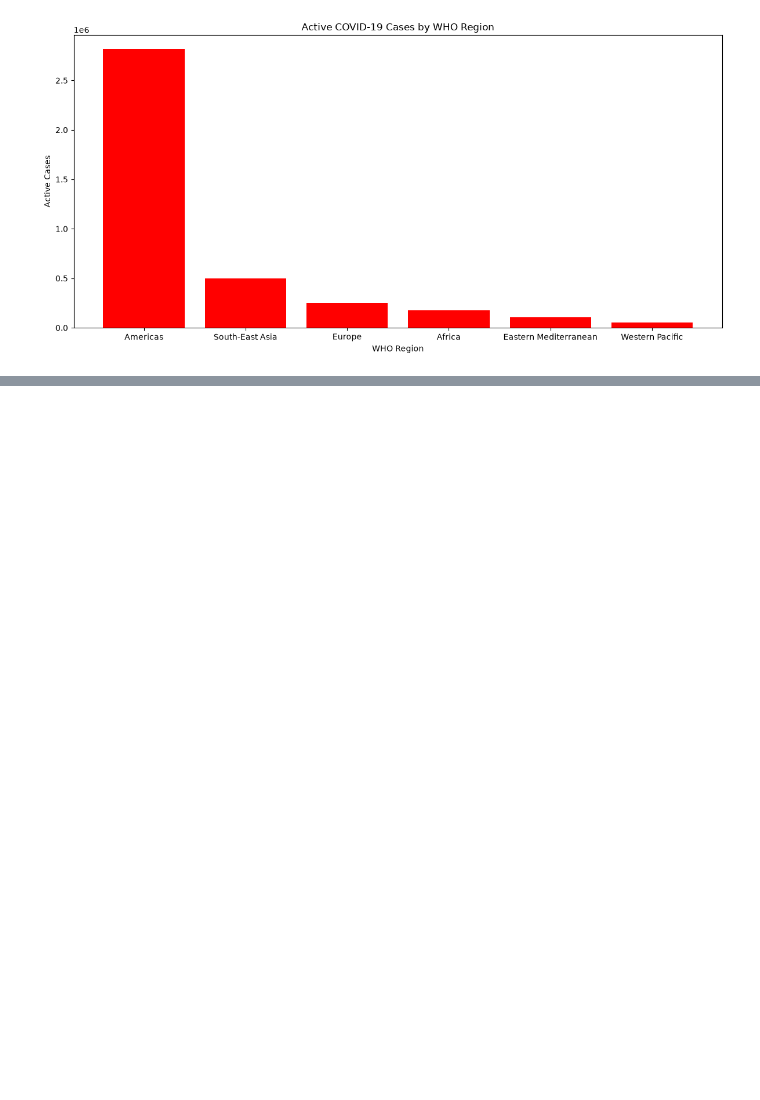
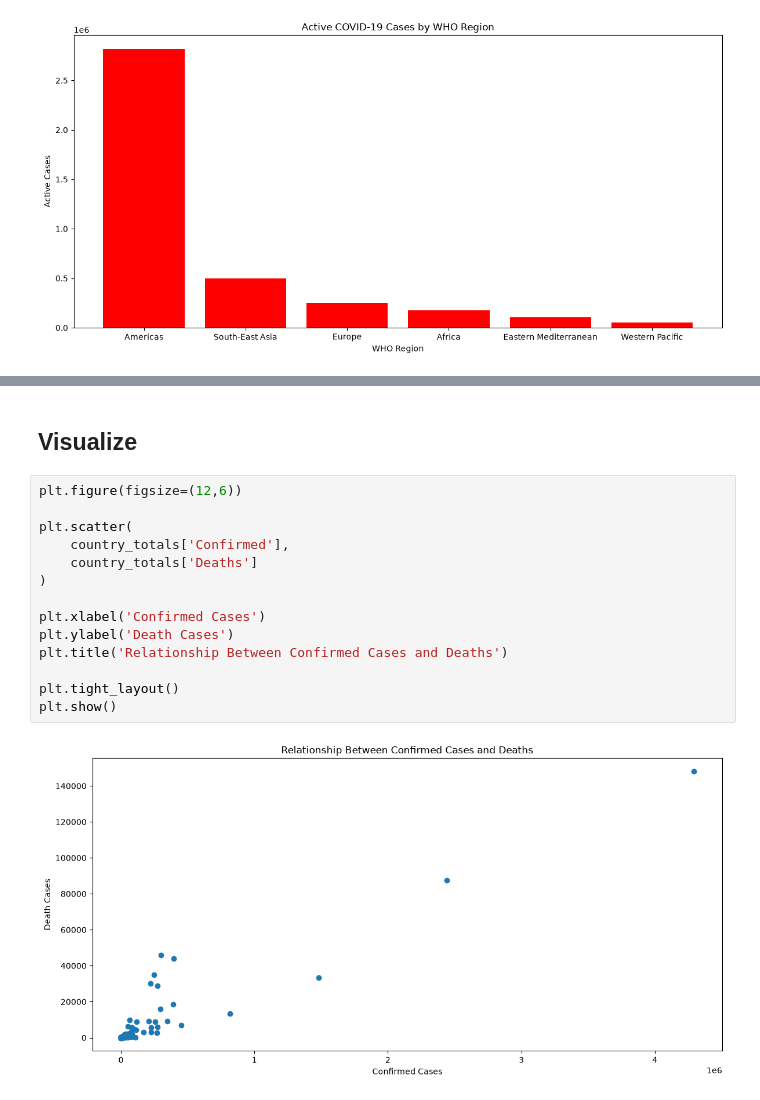
Before and after one commit to lashvv/Covid19, a Jupyter notebook: notebooks/03_analysis.ipynb, the cells around one changed output, grey strips where cells are left out. Cells and saved outputs as stored; diff of their text form; blank space fills up the shorter version.

```diff
--- a/notebooks/03_analysis.ipynb
+++ b/notebooks/03_analysis.ipynb
@@ -456,0 +469,18 @@ plt.show()
+# %% [markdown]
+## Visualize
+# %%
+plt.figure(figsize=(12,6))
+
+plt.scatter(
+    country_totals['Confirmed'],
+    country_totals['Deaths']
+)
+
+plt.xlabel('Confirmed Cases')
+plt.ylabel('Death Cases')
+plt.title('Relationship Between Confirmed Cases and Deaths')
+
+plt.tight_layout()
+plt.show()
+# %% [output]
+[figure, added]
```
Also changed, not shown: parts of 3 cells of this notebook.
